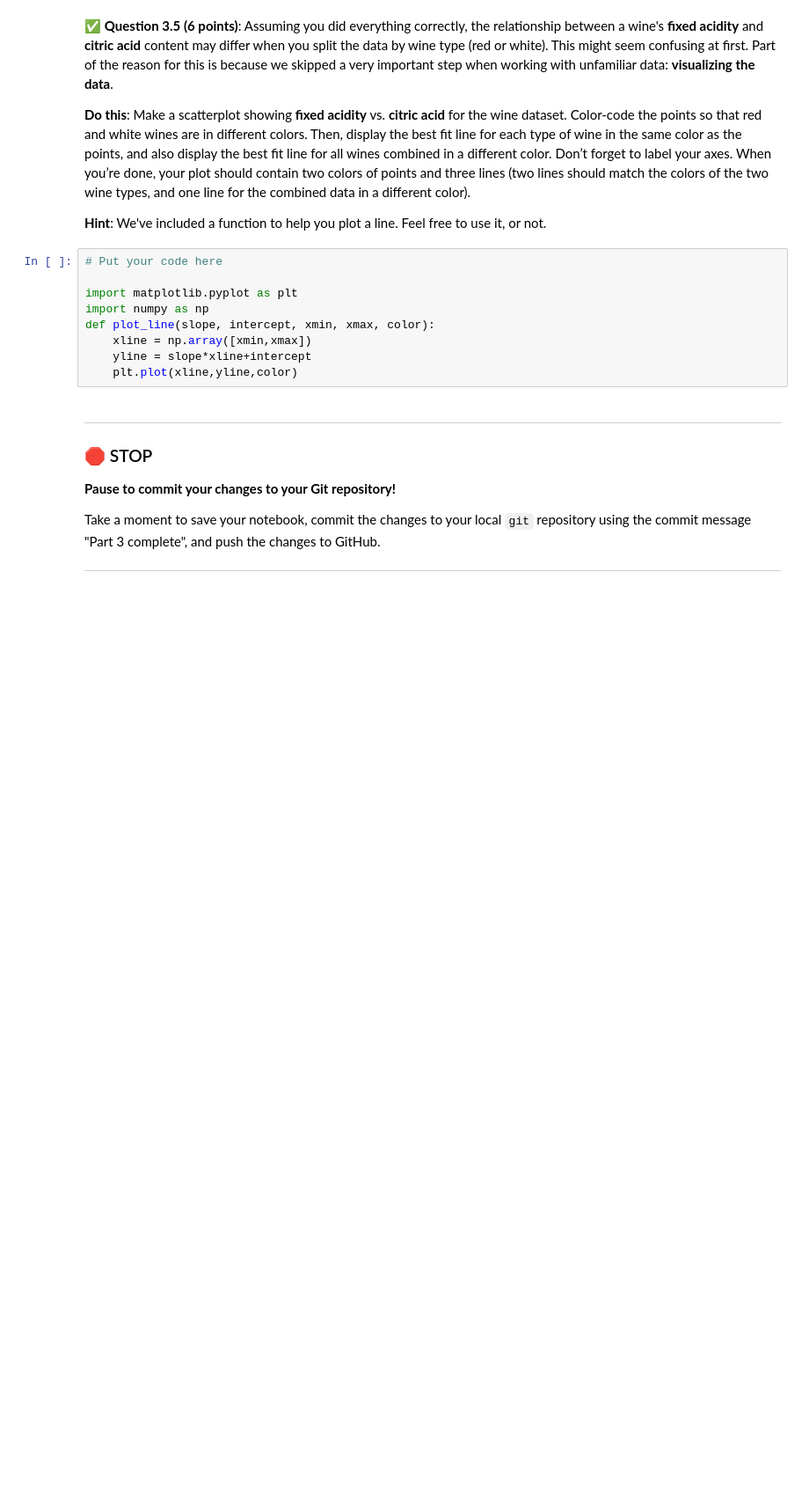
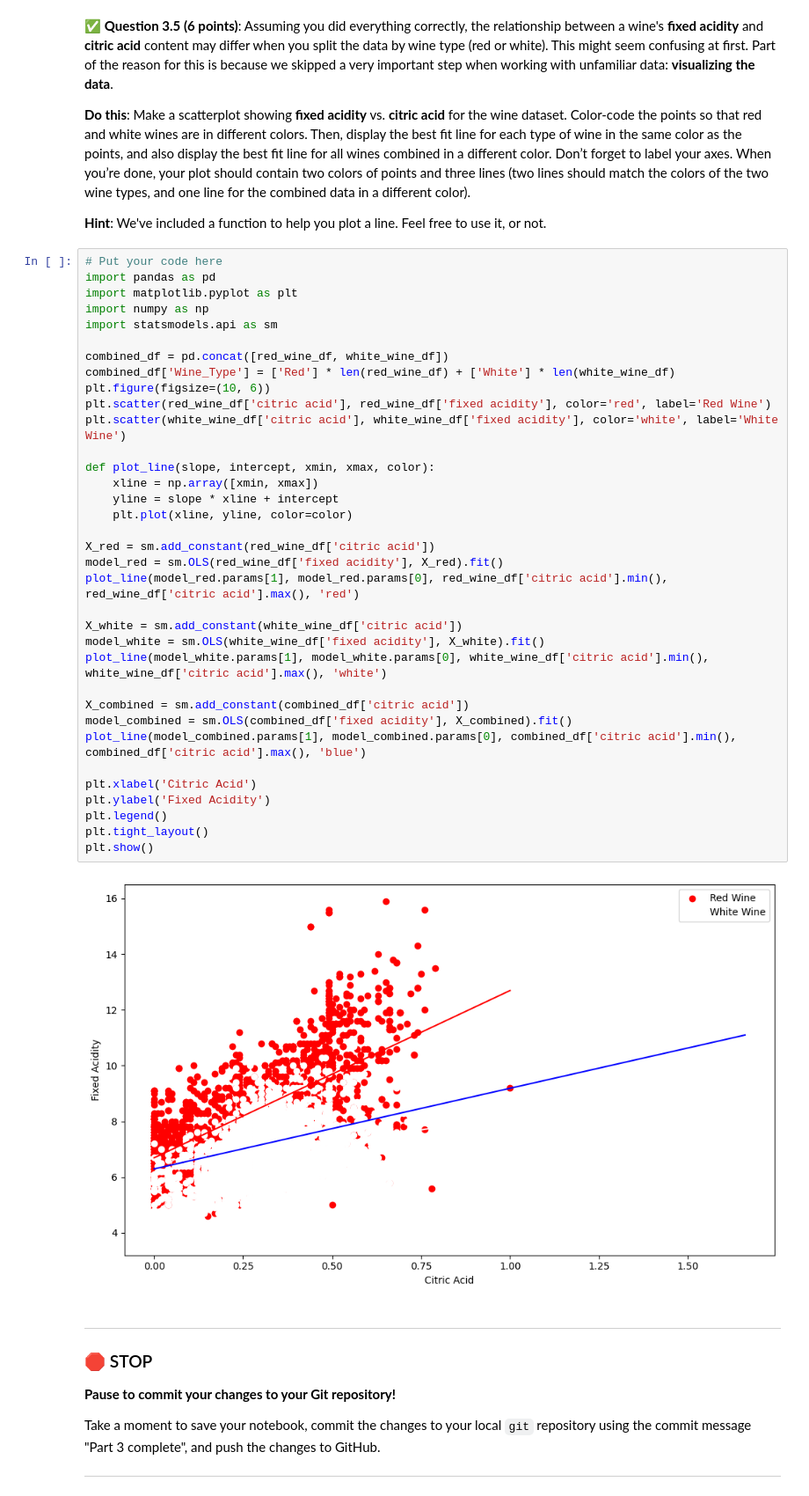
Before and after one commit to vedachan/CMSE202-f24-turnin, a Jupyter notebook: hw-03/HW-03_Regression-STUDENT.ipynb, the cells around one changed output. Shown at 88% size. Saved outputs shown, nothing was run; the diff lists cells and outputs as text; blank space fills up the shorter version.

```diff
--- a/hw-03/HW-03_Regression-STUDENT.ipynb
+++ b/hw-03/HW-03_Regression-STUDENT.ipynb
@@ -295,15 +295,43 @@ The white wine fixed acidicty: 7.0 + 1.5 x citric acid
 **Do this**: Make a scatterplot showing **fixed acidity** vs. **citric acid** for the wine dataset. Color-code the points so that red and white wines are in different colors. Then, display the best fit line for each type of wine in the same color as the points, and also display the best fit line for all wines combined in a different color. Don’t forget to label your axes. When you’re done, your plot should contain two colors of points and three lines (two lines should match the colors of the two wine types, and one line for the combined data in a different color).
 
 **Hint**: We've included a function to help you plot a line. Feel free to use it, or not.
-# %%
-# Put your code here
-
-import matplotlib.pyplot as plt
-import numpy as np
-def plot_line(slope, intercept, xmin, xmax, color):
-    xline = np.array([xmin,xmax])
-    yline = slope*xline+intercept
-    plt.plot(xline,yline,color)
+# %%
+# Put your code here
+import pandas as pd
+import matplotlib.pyplot as plt
+import numpy as np
+import statsmodels.api as sm
+
+combined_df = pd.concat([red_wine_df, white_wine_df])
+combined_df['Wine_Type'] = ['Red'] * len(red_wine_df) + ['White'] * len(white_wine_df)
+plt.figure(figsize=(10, 6))
+plt.scatter(red_wine_df['citric acid'], red_wine_df['fixed acidity'], color='red', label='Red Wine')
+plt.scatter(white_wine_df['citric acid'], white_wine_df['fixed acidity'], color='white', label='White Wine')
+
+def plot_line(slope, intercept, xmin, xmax, color):
+    xline = np.array([xmin, xmax])
+    yline = slope * xline + intercept
+    plt.plot(xline, yline, color=color)
+
+X_red = sm.add_constant(red_wine_df['citric acid'])
+model_red = sm.OLS(red_wine_df['fixed acidity'], X_red).fit()
+plot_line(model_red.params[1], model_red.params[0], red_wine_df['citric acid'].min(), red_wine_df['citric acid'].max(), 'red')
+
+X_white = sm.add_constant(white_wine_df['citric acid'])
+model_white = sm.OLS(white_wine_df['fixed acidity'], X_white).fit()
+plot_line(model_white.params[1], model_white.params[0], white_wine_df['citric acid'].min(), white_wine_df['citric acid'].max(), 'white')
+
+X_combined = sm.add_constant(combined_df['citric acid'])
+model_combined = sm.OLS(combined_df['fixed acidity'], X_combined).fit()
+plot_line(model_combined.params[1], model_combined.params[0], combined_df['citric acid'].min(), combined_df['citric acid'].max(), 'blue')
+
+plt.xlabel('Citric Acid')
+plt.ylabel('Fixed Acidity')
+plt.legend()
+plt.tight_layout()
+plt.show()
+# %% [output]
+[figure, added]
 # %% [markdown]
 ---
 ### &#128721; STOP
```
Also changed, not shown: parts of 18 cells of this notebook.
